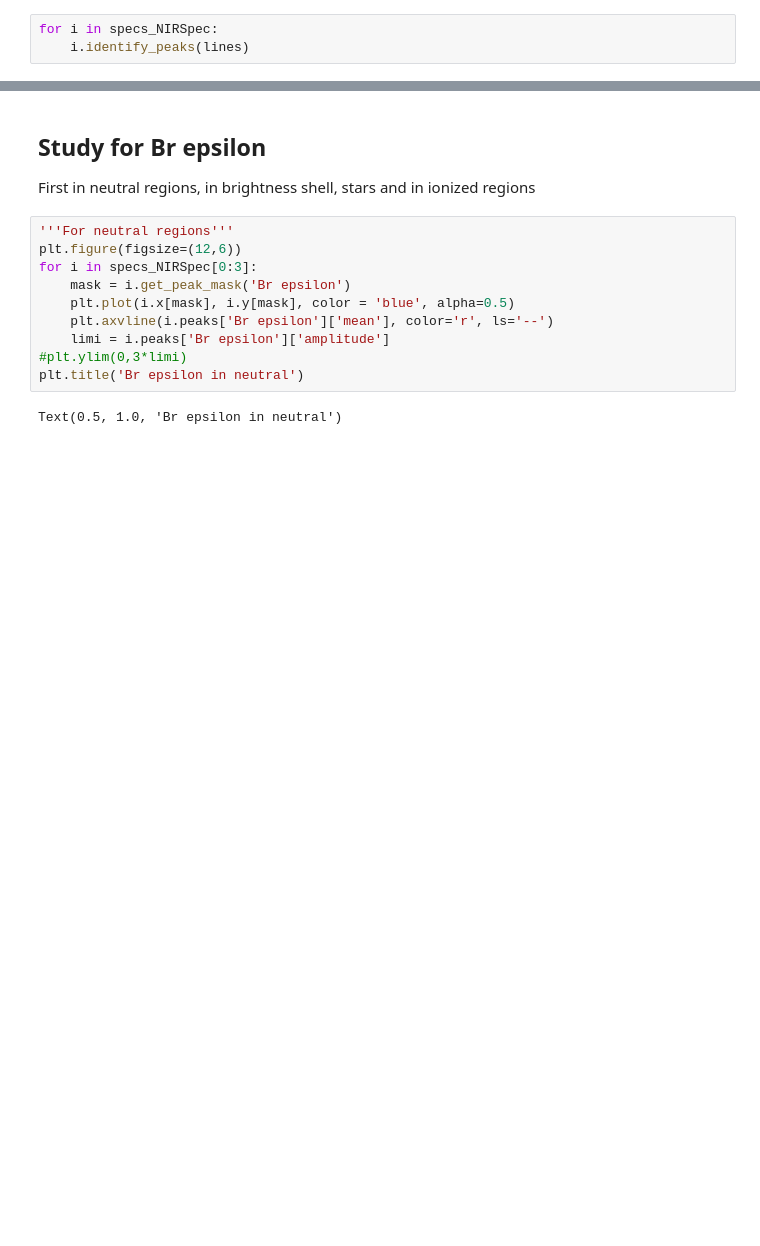
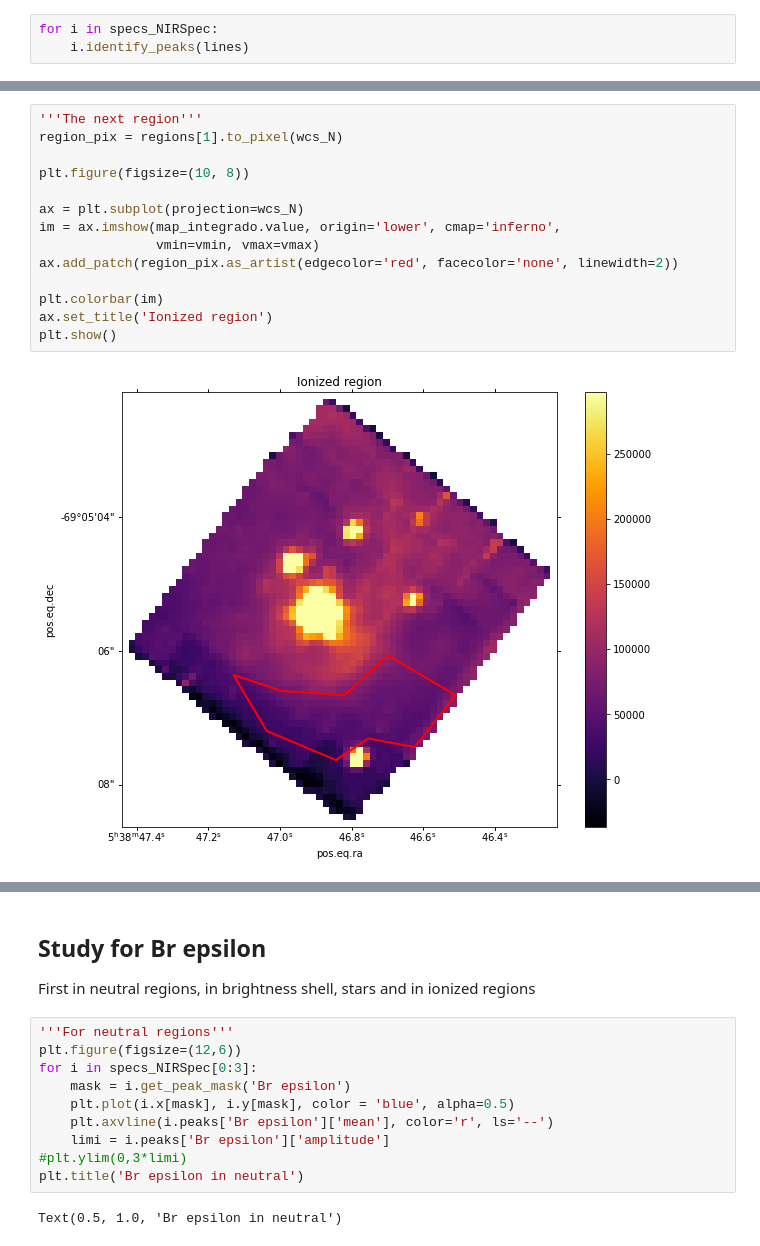
Before and after one commit to will-henney/globule-seminario, a Jupyter notebook: 30Doradus/Fit_to_spectrum_of_NIRSpec.ipynb, the cells around one changed output, grey strips where cells are left out. Cells and saved outputs as stored; diff of their text form; blank space fills up the shorter version.

```diff
--- a/30Doradus/Fit_to_spectrum_of_NIRSpec.ipynb
+++ b/30Doradus/Fit_to_spectrum_of_NIRSpec.ipynb
@@ -228,0 +346,16 @@ for i in specs_NIRSpec:
+# %%
+'''The next region'''
+region_pix = regions[1].to_pixel(wcs_N)
+
+plt.figure(figsize=(10, 8))
+
+ax = plt.subplot(projection=wcs_N)
+im = ax.imshow(map_integrado.value, origin='lower', cmap='inferno',
+               vmin=vmin, vmax=vmax)
+ax.add_patch(region_pix.as_artist(edgecolor='red', facecolor='none', linewidth=2))
+
+plt.colorbar(im)
+ax.set_title('Ionized region')
+plt.show()
+# %% [output]
+[figure, added]
```
Also changed, not shown: parts of 16 cells of this notebook, 2 other files.
